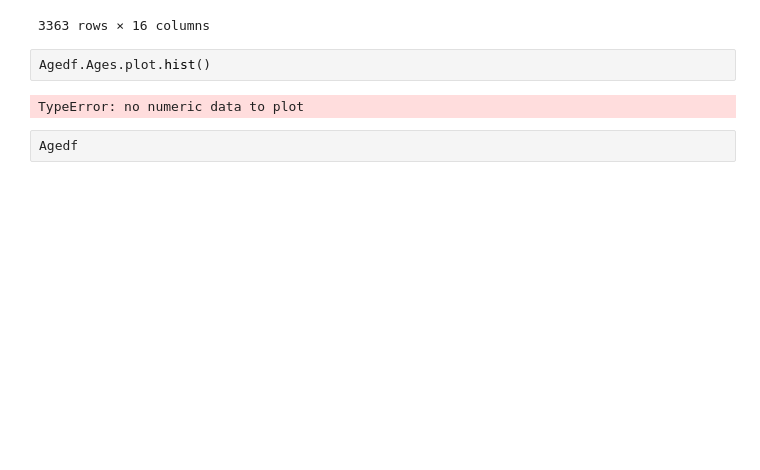
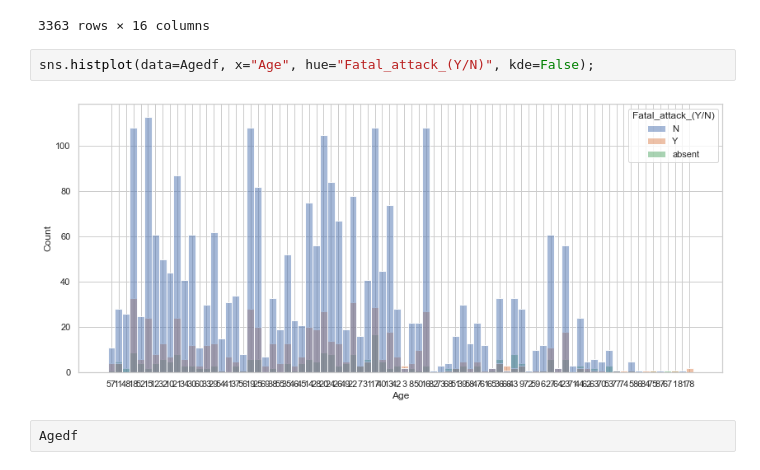
Before and after one commit to jaimecabanyes/Data-cleaning-pandas, a Jupyter notebook: Untitled1.ipynb, the cells around one changed output. Saved outputs shown, nothing was run; the diff lists cells and outputs as text; blank space fills up the shorter version.

```diff
--- a/Untitled1.ipynb
+++ b/Untitled1.ipynb
@@ -210,9 +210,9 @@ Agedf
 | 6269 | 6269 | 0.0 | BELIZE | absent | Standing | 16 | FATAL | absent | 12' tiger shark | ... |
 | 6294 | 6294 | 0.0 | CEYLON (SRI LANKA) | Eastern Province | Swimming | 15 | FATAL. "Shark bit him in half, ca... | absent | absent | ... |
 3363 rows × 16 columns
-# %%
-Agedf.Ages.plot.hist()
-# %% [output]
-TypeError: no numeric data to plot
+# %%
+sns.histplot(data=Agedf, x="Age", hue="Fatal_attack_(Y/N)", kde=False);
+# %% [output]
+[figure, added]
 # %%
 Agedf
```
